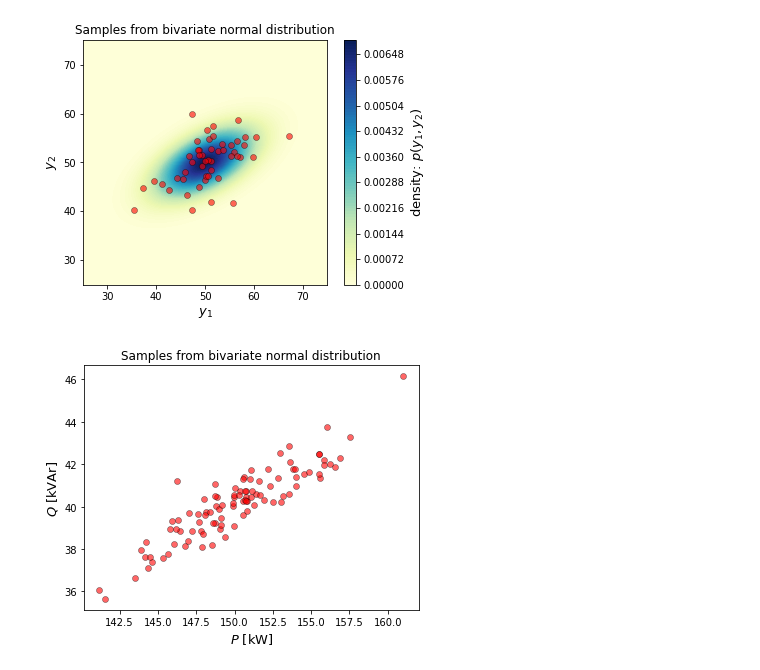
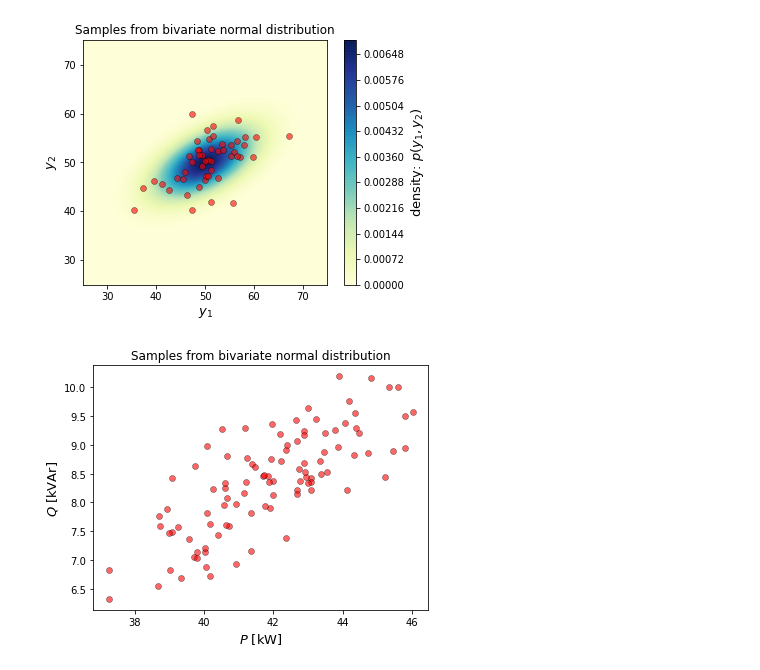
Before and after one commit to filipforro/MasterThesis, a Jupyter notebook: Pyomo/stochastic programming/stoch_RES_model.ipynb, the cells around one changed output. Saved outputs shown, nothing was run; the diff lists cells and outputs as text; code cells hidden in the pictures.

```diff
--- a/Pyomo/stochastic programming/stoch_RES_model.ipynb
+++ b/Pyomo/stochastic programming/stoch_RES_model.ipynb
@@ -412,20 +412,19 @@ plt.show()
 # %% [output]
 [figure]
 # %%
-Pmean = 150; Pvar = Pmean*0.1; PQcorr = 0.8;Qmean = 40; Qvar = Qmean*0.1
+Pmean = 42; Pvar = Pmean*0.1; PQcorr = 0.8;Qmean = 8.5; Qvar = Qmean*0.1
 
 fig, ax = plt.subplots(figsize=(6, 4.5))
 for i in range(100):
     P = np.random.normal(Pmean, np.sqrt(Pvar))
     A = Qmean + np.sqrt(Qvar)/np.sqrt(Pvar)*PQcorr*(P - Pmean)
     D = (1 - PQcorr**2)*np.sqrt(Qvar)
     Q = np.random.normal(A, np.sqrt(D))
     ax.plot(P, Q, 'ro', alpha=.6,
         markeredgecolor='k', markeredgewidth=0.5)
 ax.set_xlabel('$P$ [kW]', fontsize=13)
 ax.set_ylabel('$Q$ [kVAr]', fontsize=13)
-# ax.set_aspect('equal')
 ax.set_title('Samples from bivariate normal distribution')
 plt.show()
 # %% [output]
-[figure, old version]
+[figure, new version]
```
Also changed, not shown: 7 other files.
